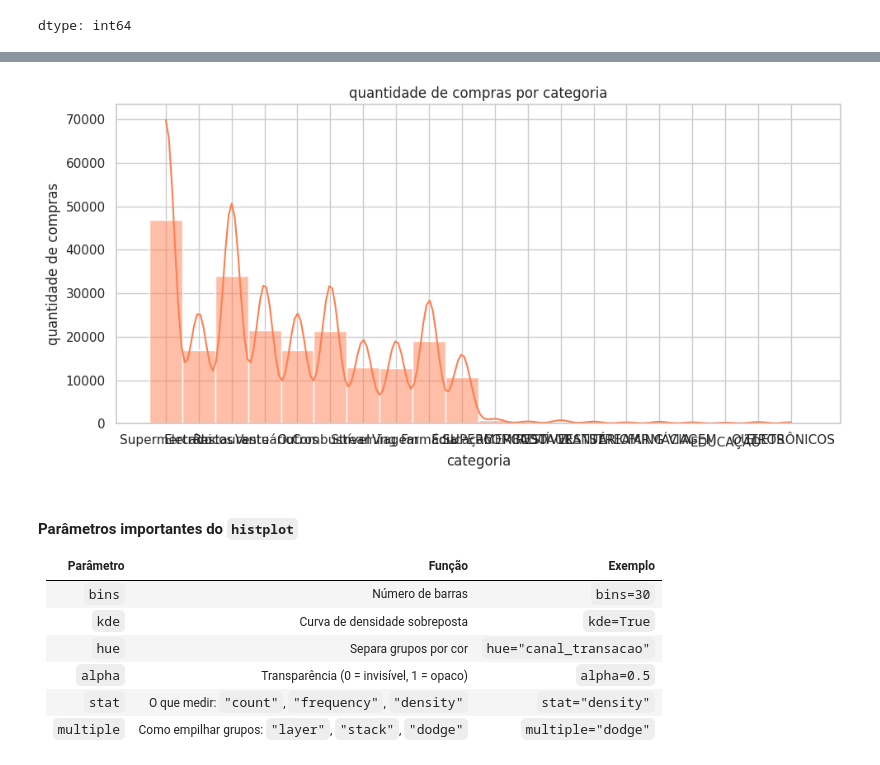
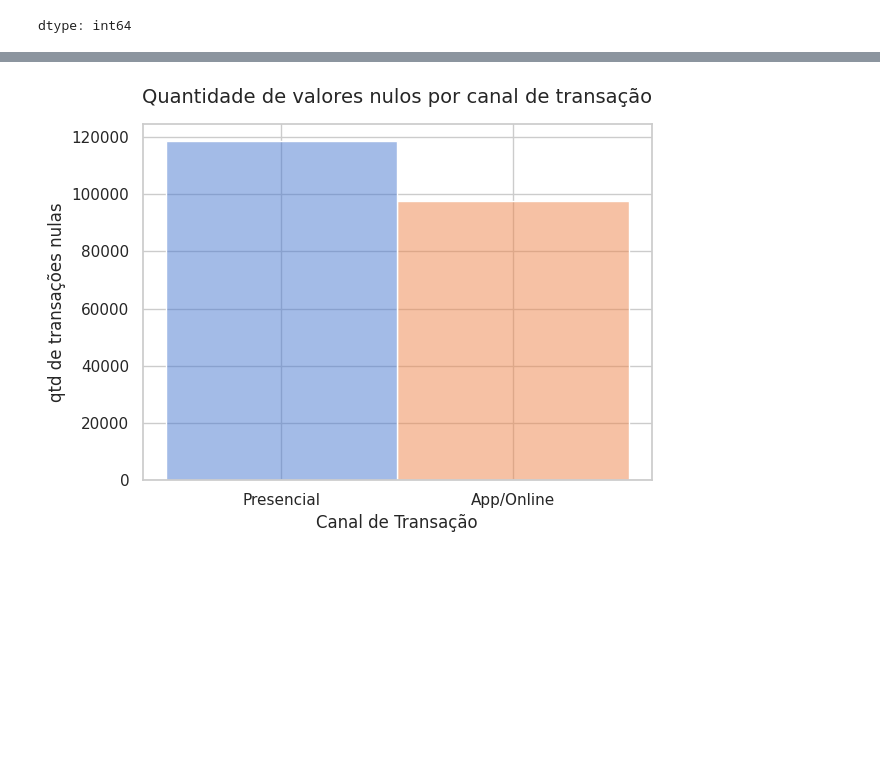
Before and after one commit to pedrojrcruz30-code/PROJETO_FINAL_CONTINUADA, a Jupyter notebook: projeto_final_continuada.ipynb, the cells around one changed output, grey strips where cells are left out. Cells and saved outputs as stored; diff of their text form; code cells hidden in the pictures; blank space fills up the shorter version.

```diff
--- a/projeto_final_continuada.ipynb
+++ b/projeto_final_continuada.ipynb
@@ -822,0 +820,7 @@ dtype: int64
+# %%
+df_transacoes_padronizada = df_transacoes.copy()
+
+df_transacoes_padronizada['categoria'] = df_transacoes_padronizada['categoria'].str.capitalize()
+
+# nova consulta para verificar a padronização
+df_transacoes_padronizada[df_transacoes_padronizada['valor_transacao'].isnull()]['categoria'].value_counts()
@@ -840,35 +856,25 @@ sns.histplot(data=df_transacoes, x="categoria",bins =3)
-# %%
-fig, ax = plt.subplots(figsize=(10,5)) # cria subáreas para poder trabalhar com gráficos independentes
-
-sns.histplot(
-    data=df_transacoes, # os dados/dataframe
-    x="categoria", # coluna que vai ser usada no eixo X
-    bins=40, # quantidade de agrupamentos
-    kde=True, # linha com o a densidade de probabilidade linha laranja
-    color="coral", # cor do gráfico
-    ax=ax # subarea usada
-)
-
-ax.set_title("quantidade de compras por categoria") # define o título do gráfico
-ax.set_xlabel("categoria") # define a legenda do eixo x
-ax.set_ylabel("quantidade de compras") # define a legenda do eixo y
-
-'''ax.xaxis.set_major_formatter(
-    plt.FuncFormatter(lambda x, _: f"R$ {x/1000:.0f}k")
-) # formata o valor exibido no eixo x
-'''
-plt.tight_layout() # ajuste de visual
-plt.show() # plota os gráficos
-# %% [output]
-[figure, removed]
-# %% [markdown]
-#### Parâmetros importantes do `histplot`
-
-| Parâmetro   | Função                                              | Exemplo                       |
-|-------------|-----------------------------------------------------|-------------------------------|
-| `bins`      | Número de barras                                    | `bins=30`                     |
-| `kde`       | Curva de densidade sobreposta                       | `kde=True`                    |
-| `hue`       | Separa grupos por cor                               | `hue="canal_transacao"`       |
-| `alpha`     | Transparência (0 = invisível, 1 = opaco)            | `alpha=0.5`                   |
-| `stat`      | O que medir: `"count"`, `"frequency"`, `"density"` | `stat="density"`              |
-| `multiple`  | Como empilhar grupos: `"layer"`, `"stack"`, `"dodge"` | `multiple="dodge"`          |
+# %%
+sns.histplot(
+    data=df_transacoes_padronizada,
+    x="canal_transacao",
+    bins =150,
+    hue="canal_transacao",
+    legend=False)
+
+# Customizando títulos e eixos
+plt.title(
+    "Quantidade de valores nulos por canal de transação",
+    fontsize=14,
+    pad=15,
+
+)
+plt.xlabel("Canal de Transação", fontsize=12)
+plt.ylabel("qtd de transações nulas", fontsize=12)
+
+
+
+# Exibindo o gráfico limpando resíduos de texto
+plt.tight_layout()
+plt.show()
+# %% [output]
+[figure, added]
```
Also changed, not shown: parts of 44 cells of this notebook.
